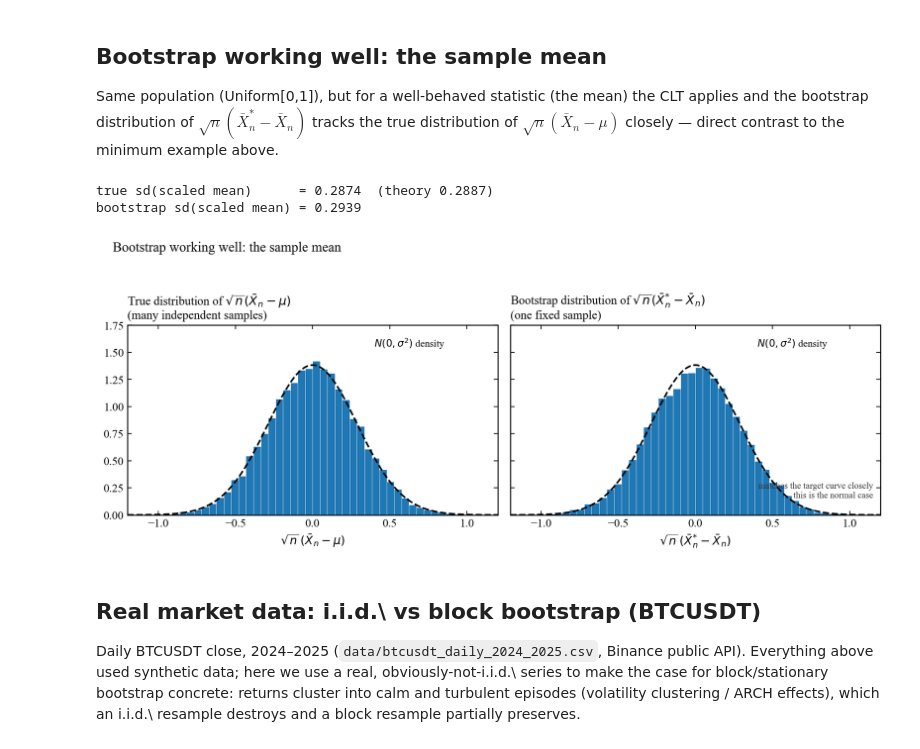
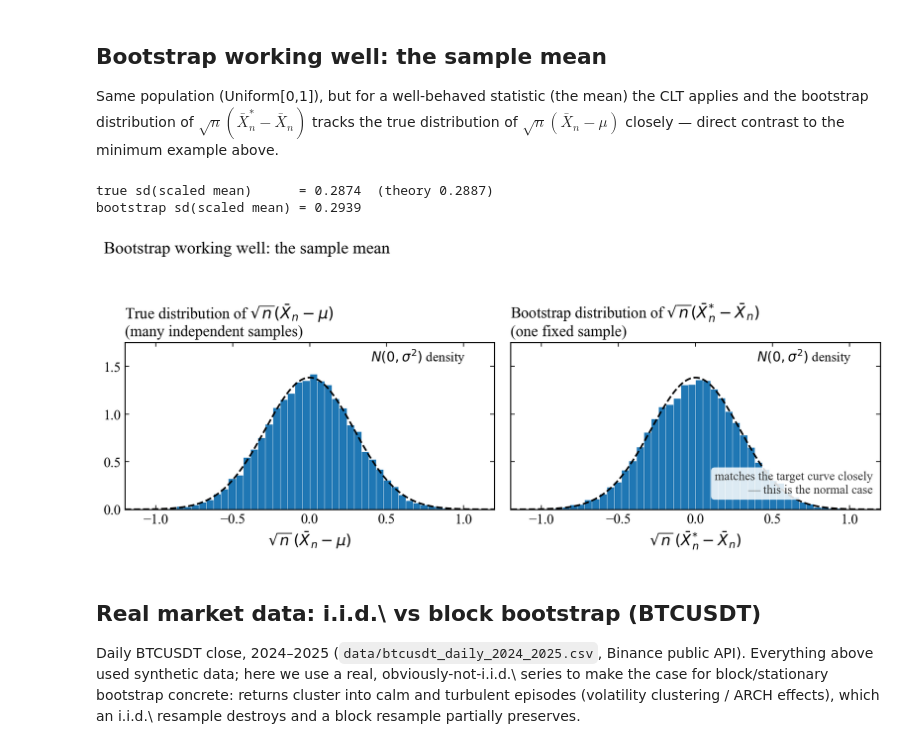
Before and after one commit to AntonLED/StochasticAMM, a Jupyter notebook: notes/sde-seminars/bootstrap-methods/sandbox.ipynb, the cells around one changed output. Drawn from its saved outputs; the diff is of its cells as text; code cells hidden in the pictures.

Commit message:
docs: add slides about bootstrap methods

```diff
--- a/notes/sde-seminars/bootstrap-methods/sandbox.ipynb
+++ b/notes/sde-seminars/bootstrap-methods/sandbox.ipynb
@@ -3,9 +3,9 @@
 
 All plots are saved as PDF into `slides/figures/` and included from there via `\includegraphics`.
 # %%
+import matplotlib as mpl
+import matplotlib.pyplot as plt
 import numpy as np
-import matplotlib.pyplot as plt
-import matplotlib as mpl
 
 FIGDIR = "slides/figures"
 
@@ -32,7 +32,12 @@ mpl.rcParams.update(
         "ytick.color": INK,
         "xtick.direction": "in",
         "ytick.direction": "in",
-        "font.size": 11,
+        "font.size": 14,
+        "axes.titlesize": 16,
+        "axes.labelsize": 14,
+        "xtick.labelsize": 13,
+        "ytick.labelsize": 13,
+        "legend.fontsize": 13,
     }
 )
 
@@ -70,7 +75,7 @@ for b in range(B):
 se_boot = boot_medians.std(ddof=1)
 ci_lo, ci_hi = observed_median - 1.96 * se_boot, observed_median + 1.96 * se_boot
 
-fig, ax = plt.subplots(figsize=(7.0, 4.2), dpi=200)
+fig, ax = plt.subplots(figsize=(7.5, 4.6), dpi=200)
 
 ax.axvspan(ci_lo, ci_hi, color=BLUE_FILL, alpha=0.5, zorder=1, linewidth=0)
 ax.hist(boot_medians, bins=40, color=BLUE, edgecolor="white", linewidth=0.4, zorder=2)
@@ -79,8 +84,9 @@ ax.axvline(observed_median, color=ORANGE, linewidth=2, zorder=3)
 style_axes(ax)
 ax.set_xlabel(r"bootstrap median $M_n^{*(b)}$")
 ax.set_title(
-    r"Bootstrap distribution of the sample median  ($B = 5{,}000$ resamples, $n = 200$)",
-    fontsize=12,
+    "Bootstrap distribution of the sample median\n"
+    r"($B = 5{,}000$ resamples, $n = 200$)",
+    fontsize=15,
     color=INK,
     loc="left",
     pad=14,
@@ -95,7 +101,7 @@ ax.text(
     ha="center",
     va="bottom",
     color=ORANGE,
-    fontsize=10,
+    fontsize=13,
 )
 ax.text(
     (ci_lo + ci_hi) / 2,
@@ -104,7 +110,7 @@ ax.text(
     ha="center",
     va="center",
     color="#184f95",
-    fontsize=9.5,
+    fontsize=12.5,
     zorder=4,
     bbox={
         "facecolor": "white",
@@ -292,10 +298,10 @@ axA.hist(
 axA.plot(
     xgrid, normal_pdf, color=INK_SECONDARY, linewidth=1.6, linestyle="--", zorder=3
 )
-axA.text(0.4, 1.55, r"$N(0, \sigma^2)$ density", color=INK_SECONDARY, fontsize=9.5)
+axA.text(0.4, 1.55, r"$N(0, \sigma^2)$ density", color=INK_SECONDARY, fontsize=12.5)
 axA.set_title(
     r"True distribution of $\sqrt{n}(\bar X_n - \mu)$" + "\n(many independent samples)",
-    fontsize=11.5,
+    fontsize=14.5,
     loc="left",
 )
 axA.set_xlabel(r"$\sqrt{n}\,(\bar X_n - \mu)$")
@@ -314,44 +320,48 @@ axB.hist(
 axB.plot(
     xgrid, normal_pdf, color=INK_SECONDARY, linewidth=1.6, linestyle="--", zorder=3
 )
-axB.text(0.4, 1.55, r"$N(0, \sigma^2)$ density", color=INK_SECONDARY, fontsize=9.5)
+axB.text(0.4, 1.55, r"$N(0, \sigma^2)$ density", color=INK_SECONDARY, fontsize=12.5)
 axB.set_title(
     r"Bootstrap distribution of $\sqrt{n}(\bar X_n^{*} - \bar X_n)$"
     + "\n(one fixed sample)",
-    fontsize=11.5,
+    fontsize=14.5,
     loc="left",
 )
 axB.set_xlabel(r"$\sqrt{n}\,(\bar X_n^{*} - \bar X_n)$")
 axB.text(
     0.98,
     0.08,
     "matches the target curve closely\n— this is the normal case",
     transform=axB.transAxes,
     ha="right",
     va="bottom",
     color=INK_MUTED,
-    fontsize=8.5,
+    fontsize=11.5,
+    zorder=5,
+    bbox={
+        "facecolor": "white", "edgecolor": "none", "alpha": 0.85, "boxstyle": "round,pad=0.3"
+    },
 )
 
 style_axes(axA, axB)
 for ax in axes:
     ax.set_xlim(-1.2, 1.2)
     ax.set_ylim(0, 1.75)
 
 fig.suptitle(
-    "Bootstrap working well: the sample mean", fontsize=13, x=0.02, ha="left", color=INK
+    "Bootstrap working well: the sample mean", fontsize=16, x=0.02, ha="left", color=INK
 )
 fig.tight_layout(rect=(0, 0, 1, 0.94))
 fig.savefig(f"{FIGDIR}/bootstrap_success_plot.pdf")
 
 print(
     f"true sd(scaled mean)      = {true_scaled.std():.4f}  (theory {sigma_scaled:.4f})"
 )
 print(f"bootstrap sd(scaled mean) = {delta.std():.4f}")
 # %% [output]
 true sd(scaled mean)      = 0.2874  (theory 0.2887)
 bootstrap sd(scaled mean) = 0.2939
-[figure, old version]
+[figure, new version]
 # %% [markdown]
 ## Real market data: i.i.d.\ vs block bootstrap (BTCUSDT)
 
```
Also changed, not shown: parts of 7 cells of this notebook, 27 other files.
